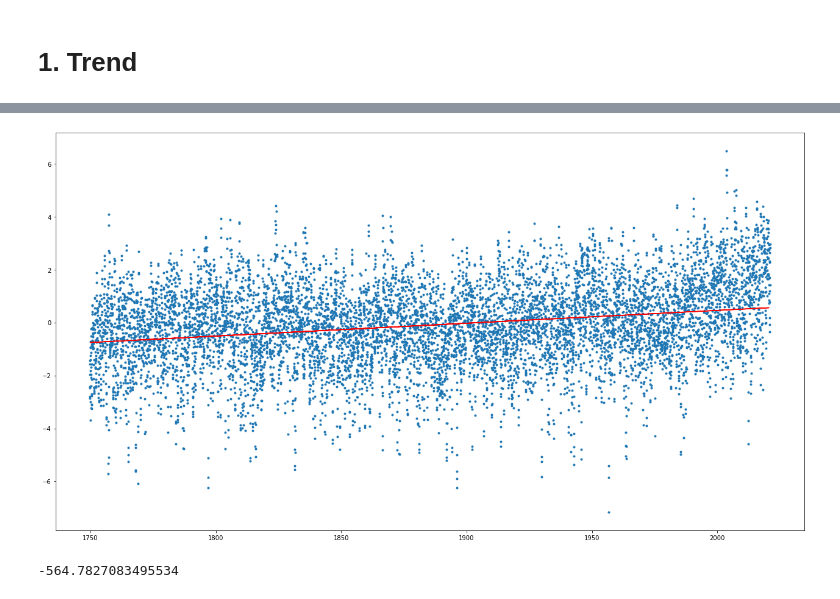
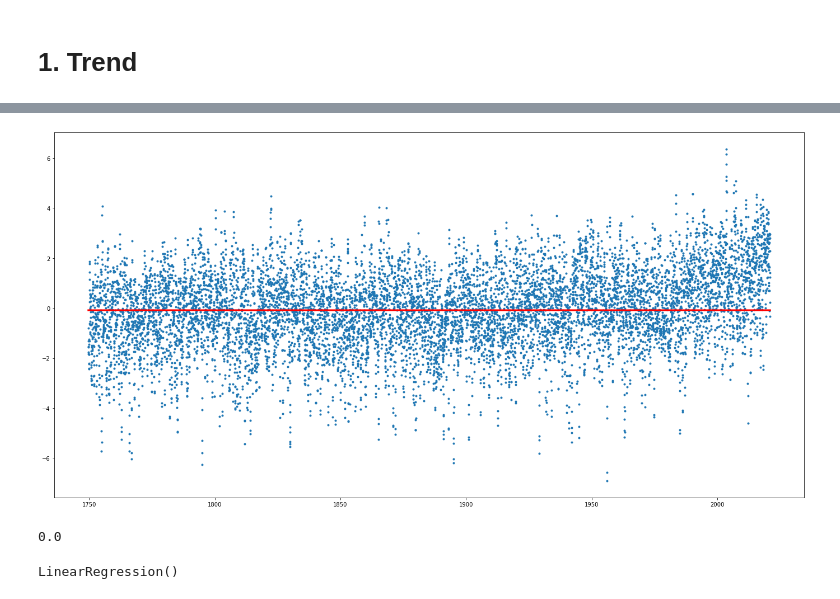
Before and after one commit to nmendiboure/Stochastic_calculus_Project, a Jupyter notebook: Calcul_stochastique_livrable.ipynb, the cells around one changed output, grey strips where cells are left out. Saved outputs shown, nothing was run; the diff lists cells and outputs as text; code cells hidden in the pictures.

```diff
--- a/Calcul_stochastique_livrable.ipynb
+++ b/Calcul_stochastique_livrable.ipynb
@@ -116,11 +112,0 @@ LinearRegression()
-# %%
-plt.figure(figsize=(22, 12))
-plt.scatter(X_train, Y_train, marker='.')
-plt.plot(X_test, regr1.predict(X_test), color = 'red')
-plt.show()
-# %% [output]
-[figure, removed]
-# %%
-r2_score(X_test, regr1.predict(X_test))
-# %% [output]
--564.7827083495534
@@ -126,0 +115,13 @@ r2_score(X_test, regr1.predict(X_test))
+# %%
+regr0 = [np.mean(ynew) for i in range(len(xnew))]
+# %%
+plt.figure(figsize=(24, 12))
+plt.scatter(X, Y, marker='.')
+plt.plot(X, regr0, color = 'red', linewidth = 3)
+plt.show()
+# %% [output]
+[figure, added]
+# %%
+r2_score(Y, regr0)
+# %% [output]
+0.0
@@ -126,0 +130,5 @@ r2_score(X_test, regr1.predict(X_test))
+# %%
+regr1 = LinearRegression()
+regr1.fit(X, Y)
+# %% [output]
+LinearRegression()
```
Also changed, not shown: parts of 35 cells of this notebook.
